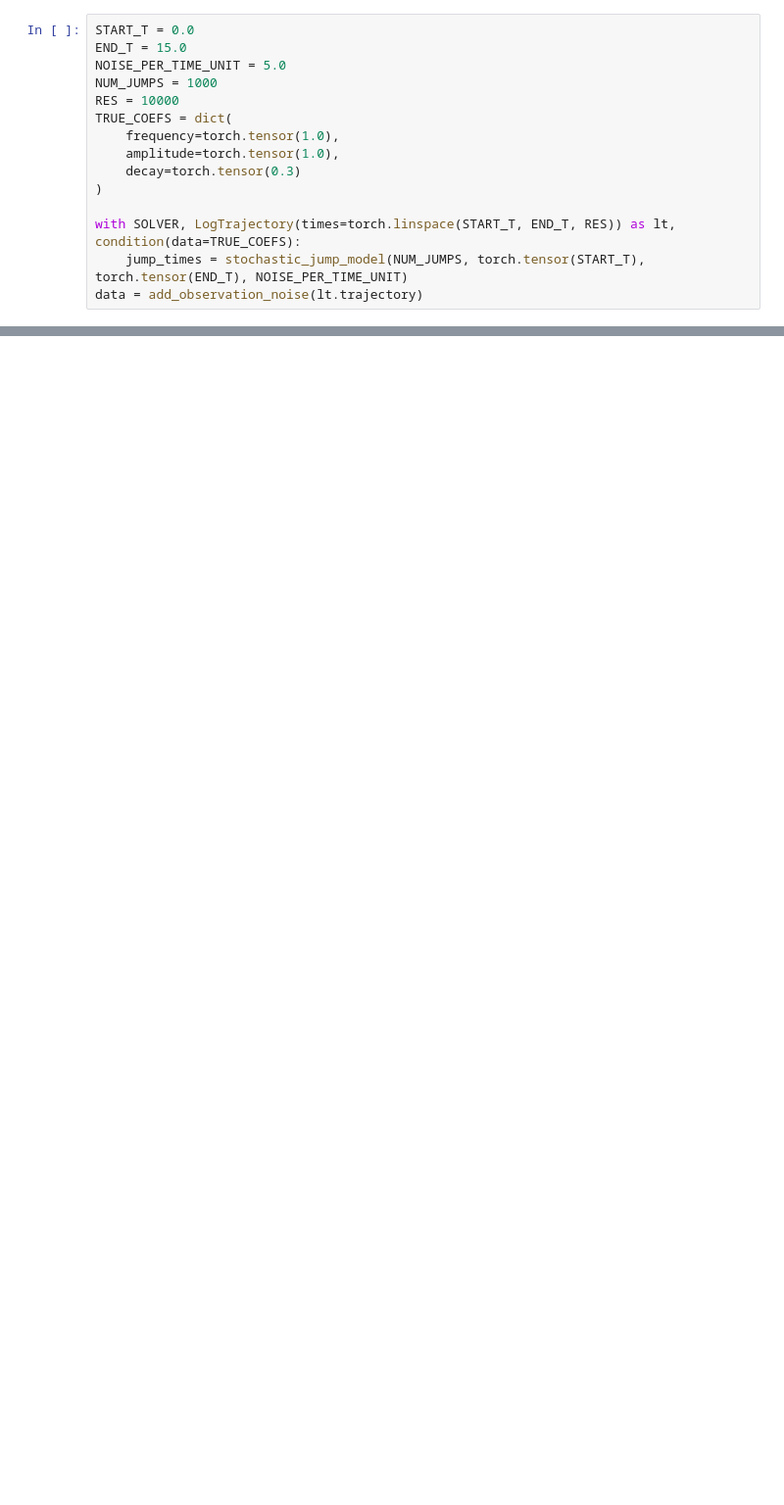
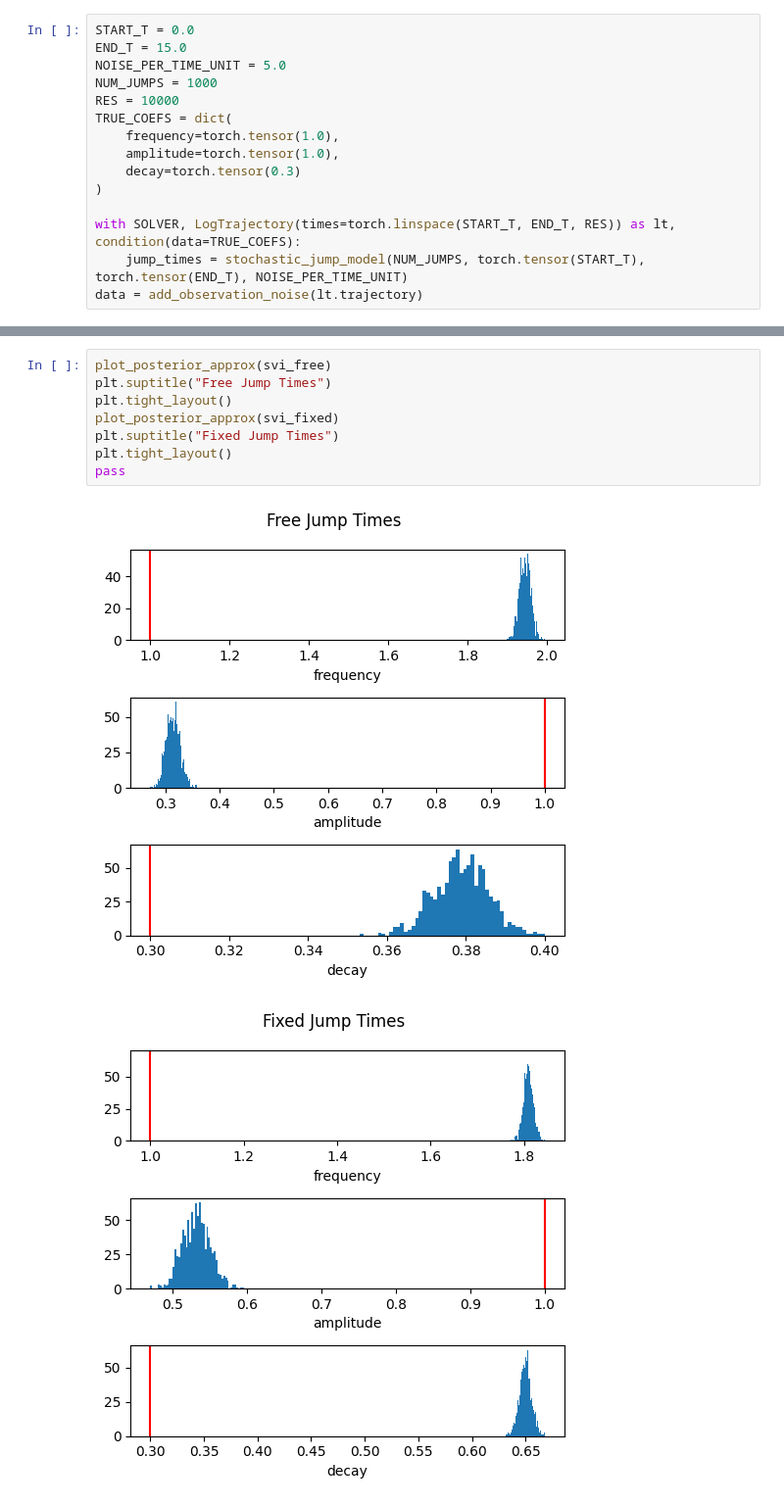
Before and after one commit to BasisResearch/chirho_diffeqpy, a Jupyter notebook: scratch/stochastic_jump_ode.ipynb, the cells around one changed output, grey strips where cells are left out. Shown at 98% size. Cells and saved outputs as stored; diff of their text form; blank space fills up the shorter version.

```diff
--- a/scratch/stochastic_jump_ode.ipynb
+++ b/scratch/stochastic_jump_ode.ipynb
@@ -231,0 +273,11 @@ Frequency: True=1.0, Learned=1.3070643205837384 Amplitude: True=1.0, Learned=1.4
+# %%
+plot_posterior_approx(svi_free)
+plt.suptitle("Free Jump Times")
+plt.tight_layout()
+plot_posterior_approx(svi_fixed)
+plt.suptitle("Fixed Jump Times")
+plt.tight_layout()
+pass
+# %% [output]
+[figure, added]
+[figure, added]
```
Also changed, not shown: parts of 27 cells of this notebook.
